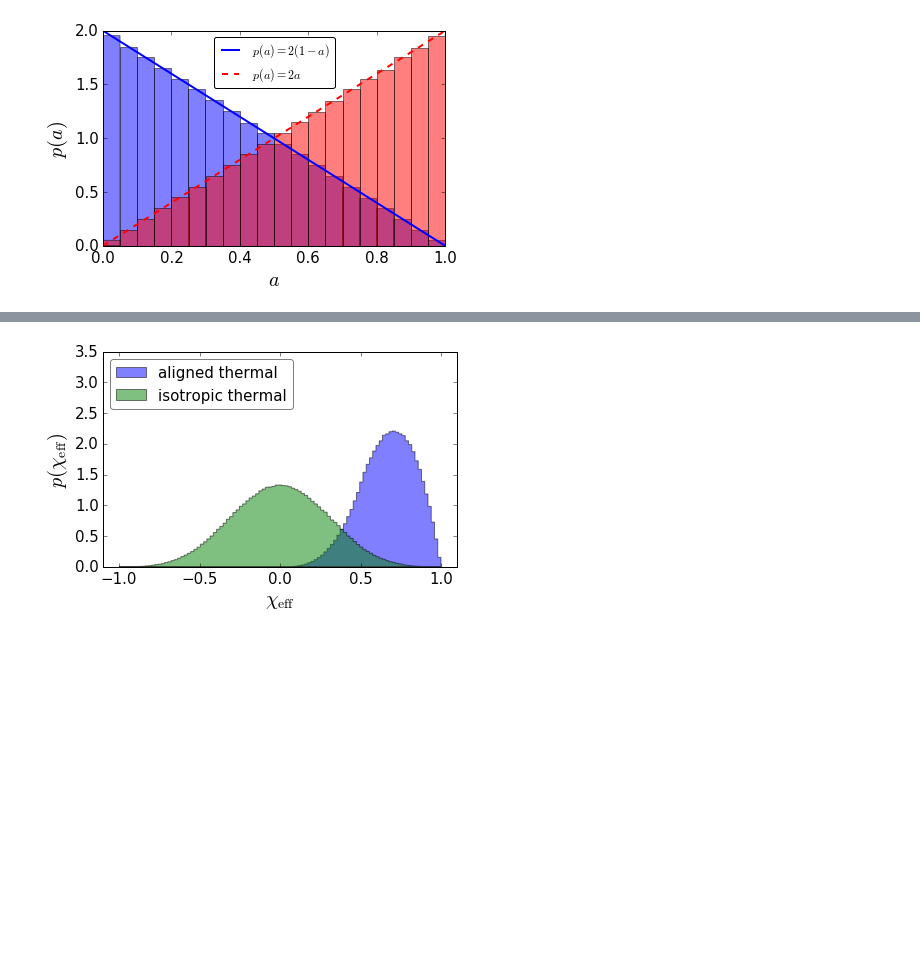
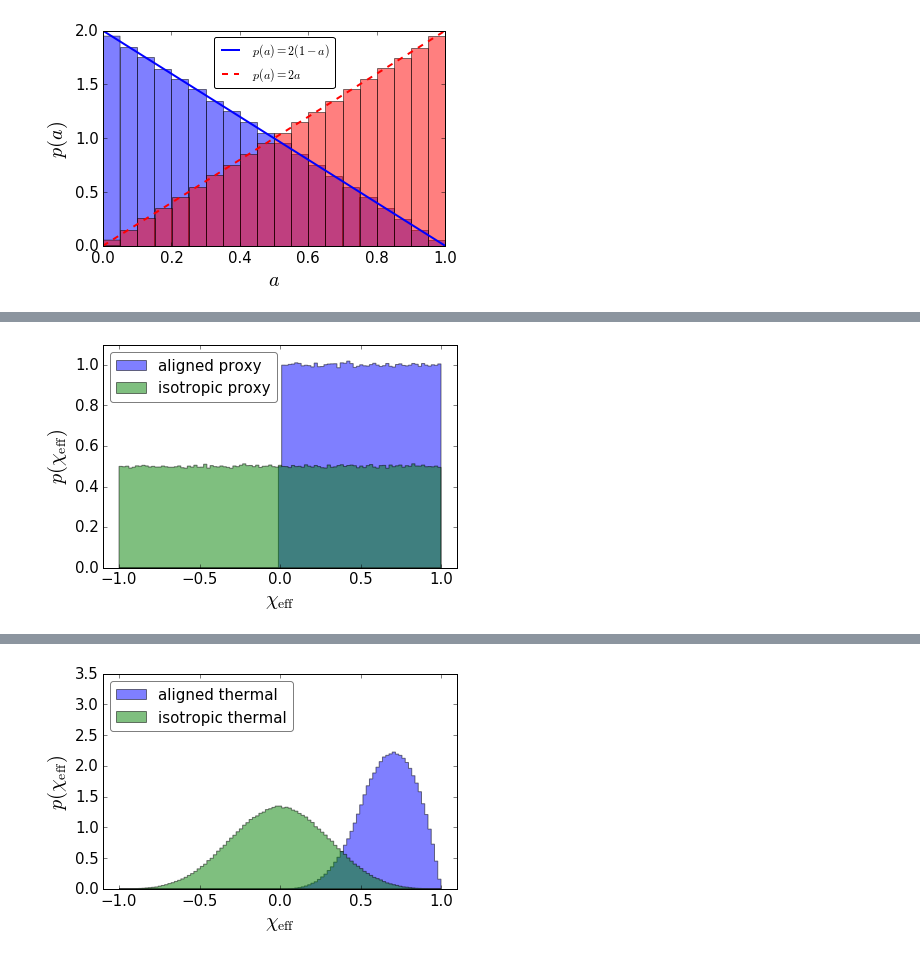
Before and after one commit to farr/AlignedVersusIsoSpin, a Jupyter notebook: notebooks/DetectionsChiEffSimon.ipynb, the cells around one changed output, grey strips where cells are left out. Cells and saved outputs as stored; diff of their text form; code cells hidden in the pictures; blank space fills up the shorter version.

```diff
--- a/notebooks/DetectionsChiEffSimon.ipynb
+++ b/notebooks/DetectionsChiEffSimon.ipynb
@@ -208,0 +328,19 @@ plt.savefig(this_plot_folder + figname + ".png", dpi=400)
+# %%
+figname="proxy_models"
+plt.figure()
+plt.clf()
+
+plt.hist(chi_eff_flat_above_zero, bins=bins_chi_eff, color='blue', alpha=0.5, histtype='stepfilled', label=r"aligned proxy", normed=True) #histtype='step'
+plt.hist(chi_eff_flat_minus_one_one, bins=bins_chi_eff, color='green', alpha=0.5, histtype='stepfilled', label=r"isotropic proxy", normed=True) #histtype='step',
+
+plt.xlim([-1.1,1.1])
+plt.ylim([0.0, 1.1])
+plt.xlabel(r"$\chi_\mathrm{eff}$", fontsize=20)
+plt.ylabel(r"$p(\chi_\mathrm{eff})$", fontsize=20)
+plt.xticks(fontsize=15)
+plt.yticks(fontsize=15)
+plt.legend(loc='upper left', framealpha=0.5, fancybox=True, fontsize=15)
+plt.tight_layout()
+plt.savefig(this_plot_folder + figname + ".png", dpi=400)
+# %% [output]
+[figure, added]
```
Also changed, not shown: parts of 52 cells of this notebook.
